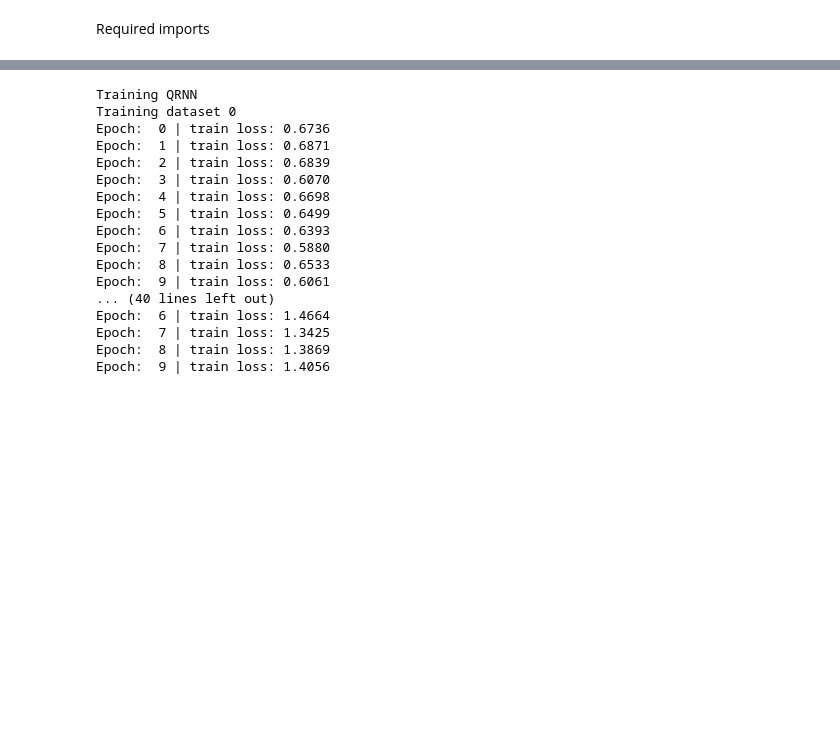
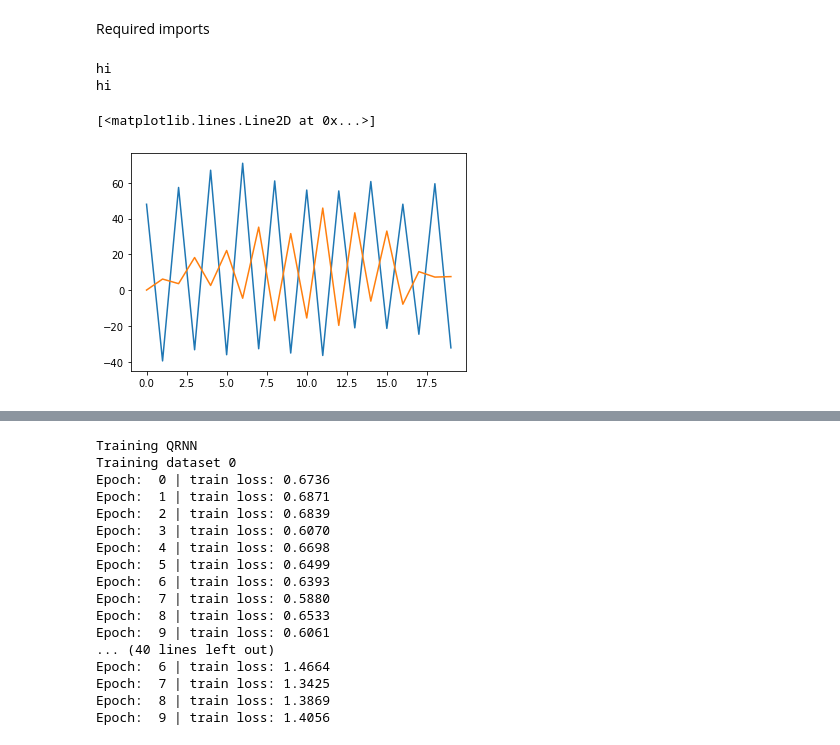
Before and after one commit to kamilest/conformal-rnn, a Jupyter notebook: scratch.ipynb, the cells around one changed output, grey strips where cells are left out. Saved outputs shown, nothing was run; the diff lists cells and outputs as text; code cells hidden in the pictures; blank space fills up the shorter version.

Commit message:
Support asynchronous (out-of-phase) examples for the dynamic-lengths experiment.

```diff
--- a/scratch.ipynb
+++ b/scratch.ipynb
@@ -21,0 +24,13 @@ from utils.train_synthetic import DEFAULT_SYNTHETIC_PARAMS, run_synthetic_experi
+# %%
+raw_seq = generate_raw_sequences(experiment='dynamic-lengths', seed=0, cached=False)
+# %% [output]
+hi
+hi
+# %%
+(X_train, Y_train, l), (X_test, Y_test, ll) = raw_seq[0]
+# %%
+plt.plot(X_train[0].numpy())
+plt.plot(X_train[256].numpy())
+# %% [output]
+[<matplotlib.lines.Line2D at 0x...>]
+[figure, added]
```
Also changed, not shown: parts of 4 cells of this notebook, 1 other file.
